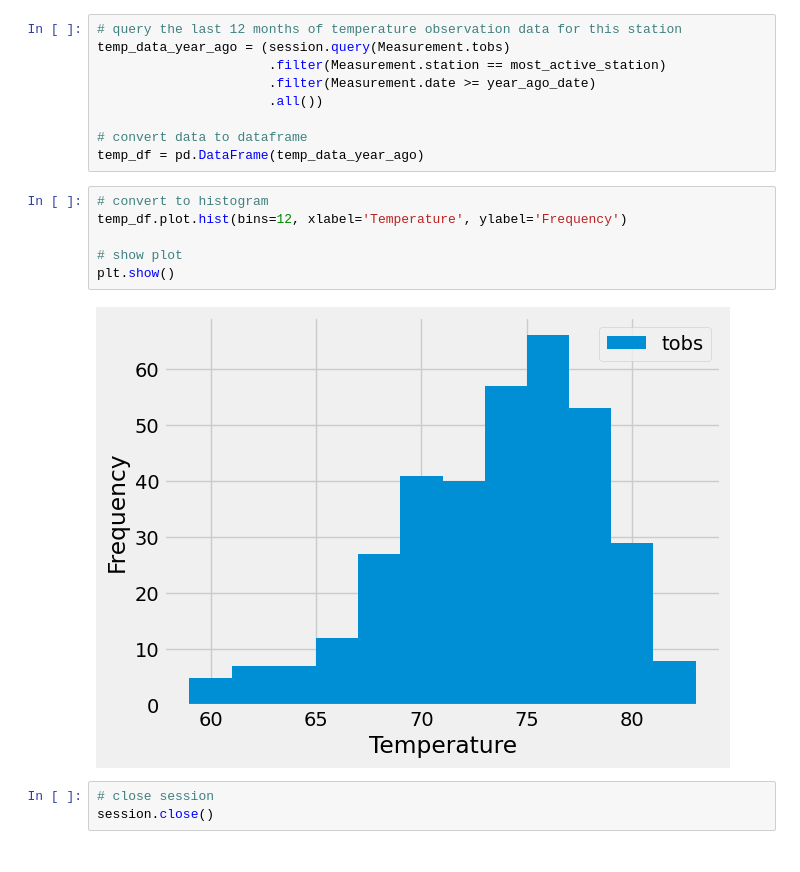
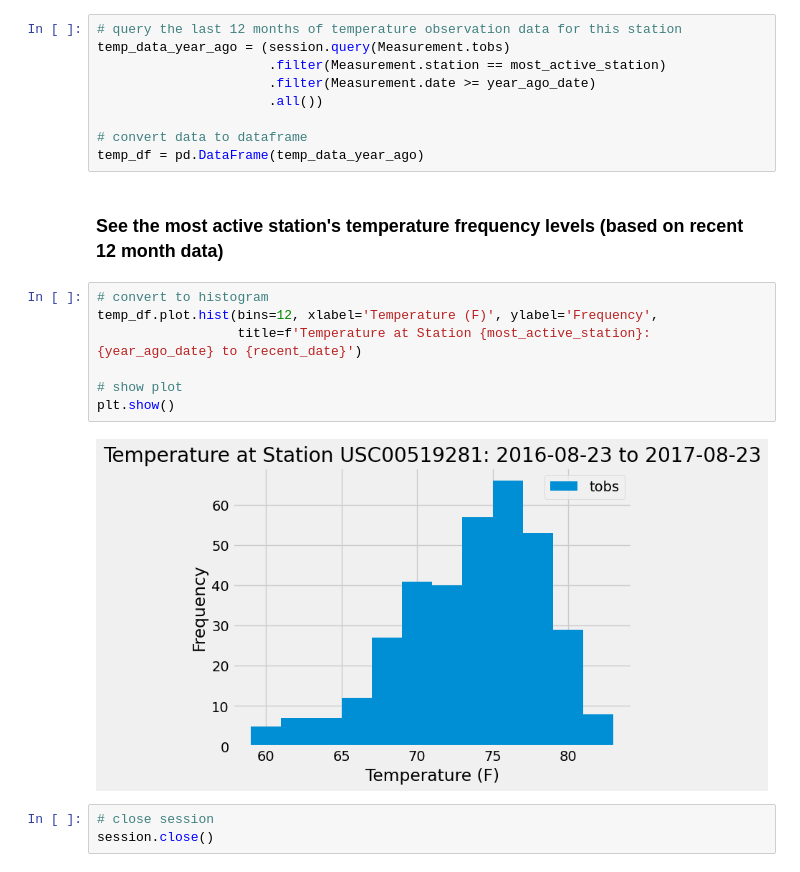
Before and after one commit to brianna-mitri/sqlalchemy-challenge, a Jupyter notebook: SurfsUp/climate.ipynb, the cells around one changed output. Drawn from its saved outputs; the diff is of its cells as text.

```diff
--- a/SurfsUp/climate.ipynb
+++ b/SurfsUp/climate.ipynb
@@ -150,14 +170,17 @@ temp_data_year_ago = (session.query(Measurement.tobs)
 
 # convert data to dataframe
 temp_df = pd.DataFrame(temp_data_year_ago)
+# %% [markdown]
+### See the most active station's temperature frequency levels (based on recent 12 month data)
 # %%
 # convert to histogram
-temp_df.plot.hist(bins=12, xlabel='Temperature', ylabel='Frequency')
+temp_df.plot.hist(bins=12, xlabel='Temperature (F)', ylabel='Frequency',
+                  title=f'Temperature at Station {most_active_station}: {year_ago_date} to {recent_date}')
 
 # show plot
 plt.show()
 # %% [output]
-[figure, old version]
+[figure, new version]
 # %%
 # close session
 session.close()
```
Also changed, not shown: parts of 13 cells of this notebook.
